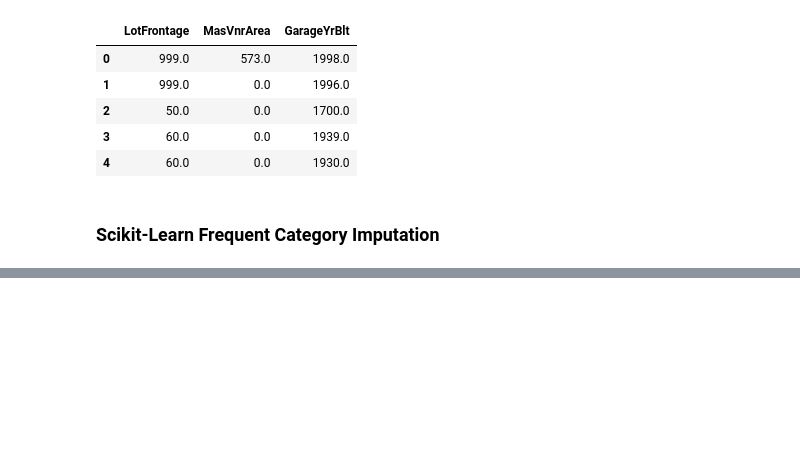
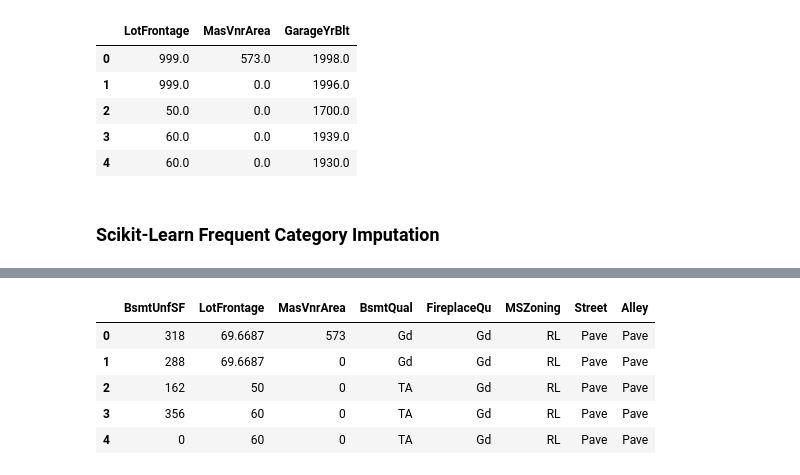
Before and after one commit to KarthikKothareddy/FeatureEngineering, a Jupyter notebook: Imputations_sklearn_1.ipynb, the cells around one changed output, grey strips where cells are left out. Saved outputs shown, nothing was run; the diff lists cells and outputs as text; code cells hidden in the pictures; blank space fills up the shorter version.

```diff
--- a/Imputations_sklearn_1.ipynb
+++ b/Imputations_sklearn_1.ipynb
@@ -581,0 +655,23 @@ print(x_train.shape, x_test.shape)
+# %%
+# create imputers for each of the types
+numeric_imputer = Pipeline(
+    steps=[
+        ("numeric_imputer", SimpleImputer(strategy="mean")),
+    ]
+)
+
+categorical_imputer = Pipeline(
+    steps=[
+        ("categorical_imputer", SimpleImputer(strategy="most_frequent")),
+    ]
+)
+# %%
+# combine the pipelines by using column transformer
+preprocessor = ColumnTransformer(
+    transformers=[
+        ("numeric_imputer", numeric_imputer, features_numeric),
+        ("categorical_imputer", categorical_imputer, features_categorical),
+    ]
+)
+# %%
+preprocessor.fit(x_train)
@@ -581,0 +715,15 @@ print(x_train.shape, x_test.shape)
+# %%
+# and now we can impute the data
+x_train = preprocessor.transform(x_train)
+x_test = preprocessor.transform(x_test)
+# %%
+# see how the result of the imputation is a 3 column dataset
+x_train = pd.DataFrame(x_train, columns=features_numeric + features_categorical)
+x_train.head()
+# %% [output]
+|  | BsmtUnfSF | LotFrontage | MasVnrArea | BsmtQual | FireplaceQu | MSZoning | Street | Alley |
+| 0 | 318 | 69.6687 | 573 | Gd | Gd | RL | Pave | Pave |
+| 1 | 288 | 69.6687 | 0 | Gd | Gd | RL | Pave | Pave |
+| 2 | 162 | 50 | 0 | TA | Gd | RL | Pave | Pave |
+| 3 | 356 | 60 | 0 | TA | Gd | RL | Pave | Pave |
+| 4 | 0 | 60 | 0 | TA | Gd | RL | Pave | Pave |
```
Also changed, not shown: parts of 27 cells of this notebook.
